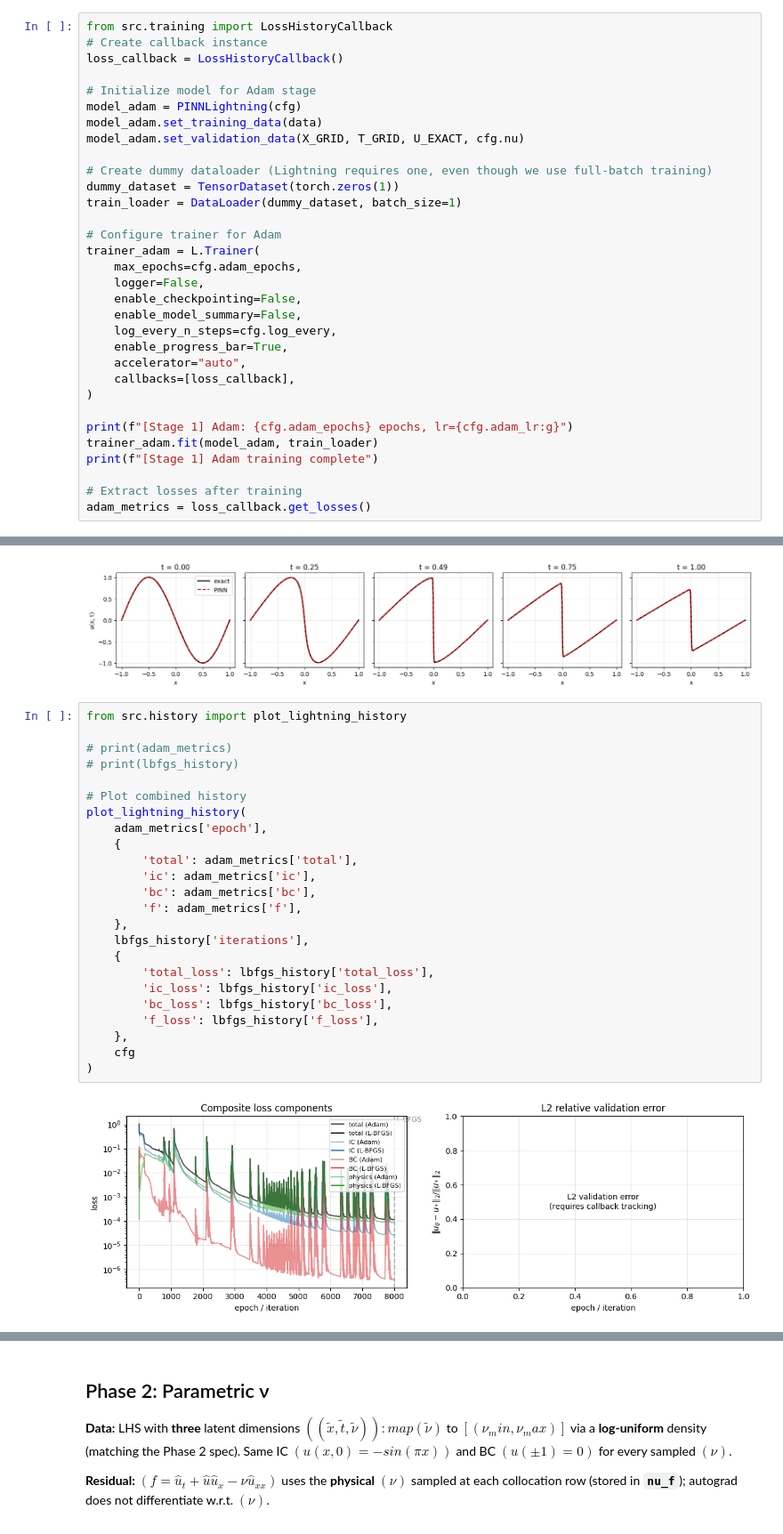
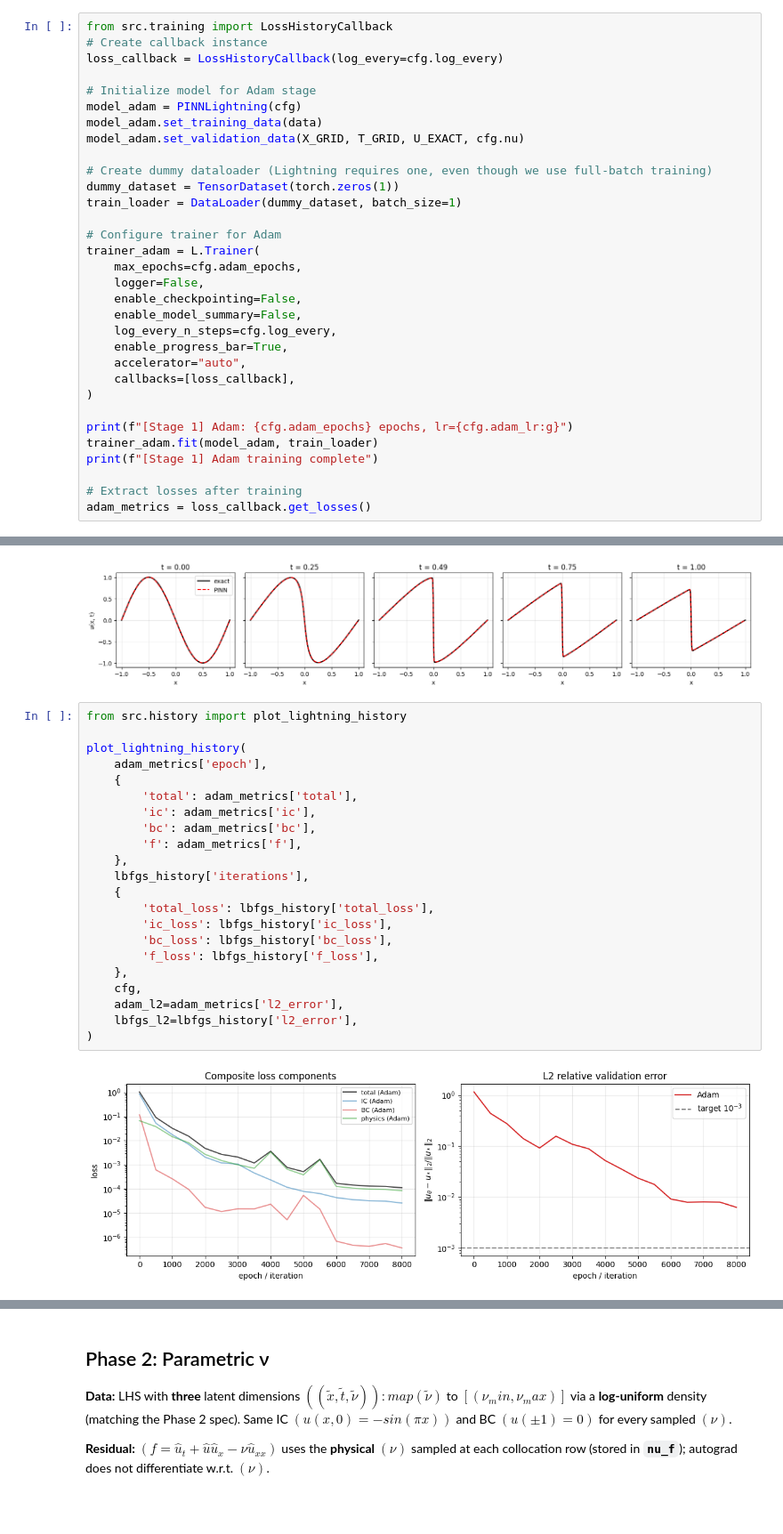
Before and after one commit to Sr-santi/PINN-burgers-eq, a Jupyter notebook: PINN_model_lightning.ipynb, the cells around one changed output, grey strips where cells are left out. Shown at 89% size. Drawn from its saved outputs; the diff is of its cells as text.

```diff
--- a/PINN_model_lightning.ipynb
+++ b/PINN_model_lightning.ipynb
@@ -155,7 +155,7 @@ Coll  : torch.Size([10000, 1]) (x in [-1.000, 1.000], t in [0.000, 1.000], ν =
 # %%
 from src.training import LossHistoryCallback
 # Create callback instance
-loss_callback = LossHistoryCallback()
+loss_callback = LossHistoryCallback(log_every=cfg.log_every)
 
 # Initialize model for Adam stage
 model_adam = PINNLightning(cfg)
@@ -285,26 +284,24 @@ plt.show()
 # %%
 from src.history import plot_lightning_history
 
-# print(adam_metrics)
-# print(lbfgs_history)
-
-# Plot combined history
 plot_lightning_history(
     adam_metrics['epoch'],
     {
         'total': adam_metrics['total'],
         'ic': adam_metrics['ic'],
         'bc': adam_metrics['bc'],
         'f': adam_metrics['f'],
     },
     lbfgs_history['iterations'],
     {
         'total_loss': lbfgs_history['total_loss'],
         'ic_loss': lbfgs_history['ic_loss'],
         'bc_loss': lbfgs_history['bc_loss'],
         'f_loss': lbfgs_history['f_loss'],
     },
-    cfg
+    cfg,
+    adam_l2=adam_metrics['l2_error'],
+    lbfgs_l2=lbfgs_history['l2_error'],
 )
 # %% [output]
-[figure, old version]
+[figure, new version]
```
Also changed, not shown: parts of 5 cells of this notebook.
